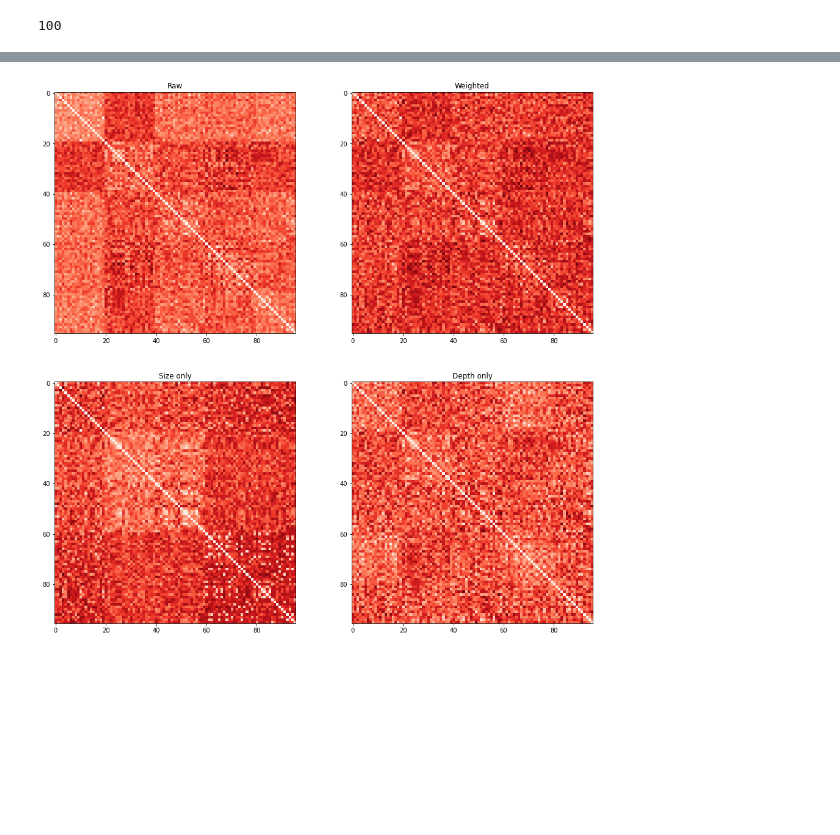
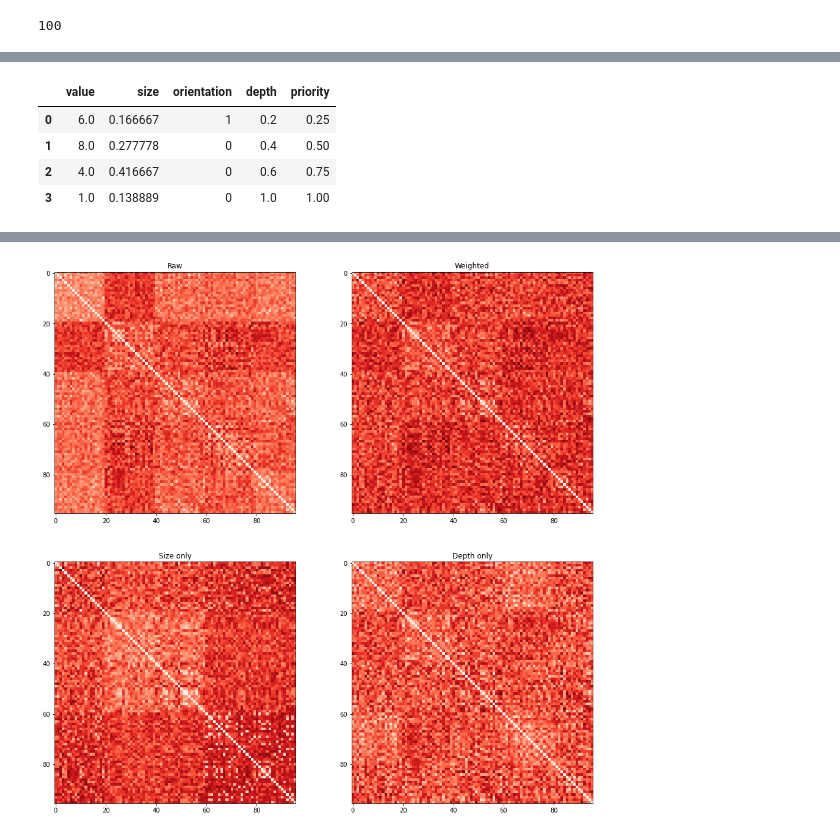
Before and after one commit to benlevyx/interpretable-ml, a Jupyter notebook: notebooks/info_arch_tree_similarity.ipynb, the cells around one changed output, grey strips where cells are left out. Saved outputs shown, nothing was run; the diff lists cells and outputs as text; code cells hidden in the pictures; blank space fills up the shorter version.

```diff
--- a/notebooks/info_arch_tree_similarity.ipynb
+++ b/notebooks/info_arch_tree_similarity.ipynb
@@ -215,3 +174,11 @@ for treemap, ax in zip(treemaps[::20], axs.flat):
+# %%
+info_archs[0].get_features()
+# %% [output]
+|  | value | size | orientation | depth | priority |
+| 0 | 6.0 | 0.166667 | 1 | 0.2 | 0.25 |
+| 1 | 8.0 | 0.277778 | 0 | 0.4 | 0.50 |
+| 2 | 4.0 | 0.416667 | 0 | 0.6 | 0.75 |
+| 3 | 1.0 | 0.138889 | 0 | 1.0 | 1.00 |
 # %%
 def compute_distances(info_archs, distance_func=None, args=None):
     distances = np.zeros((len(info_archs), len(info_archs)))
```
Also changed, not shown: parts of 12 cells of this notebook, 4 other files.
